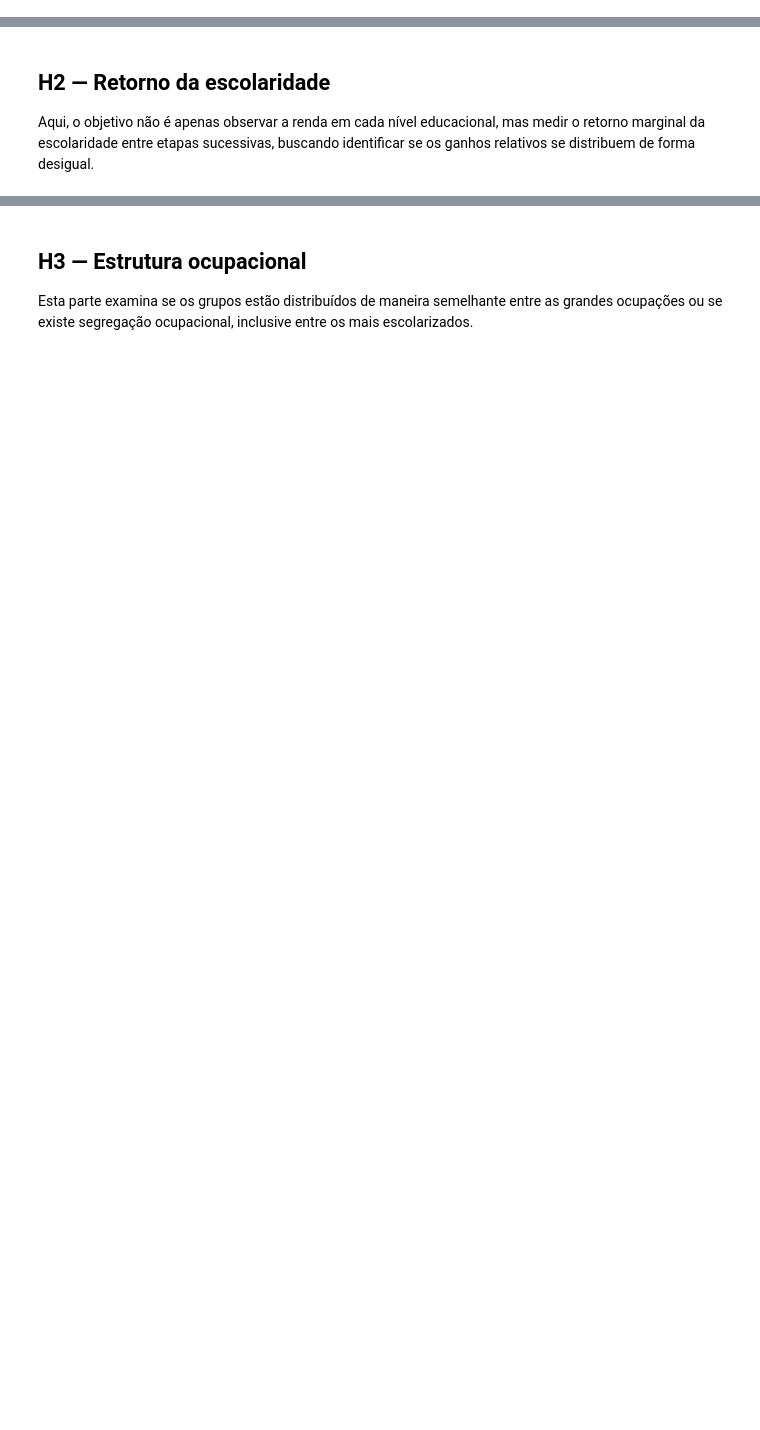
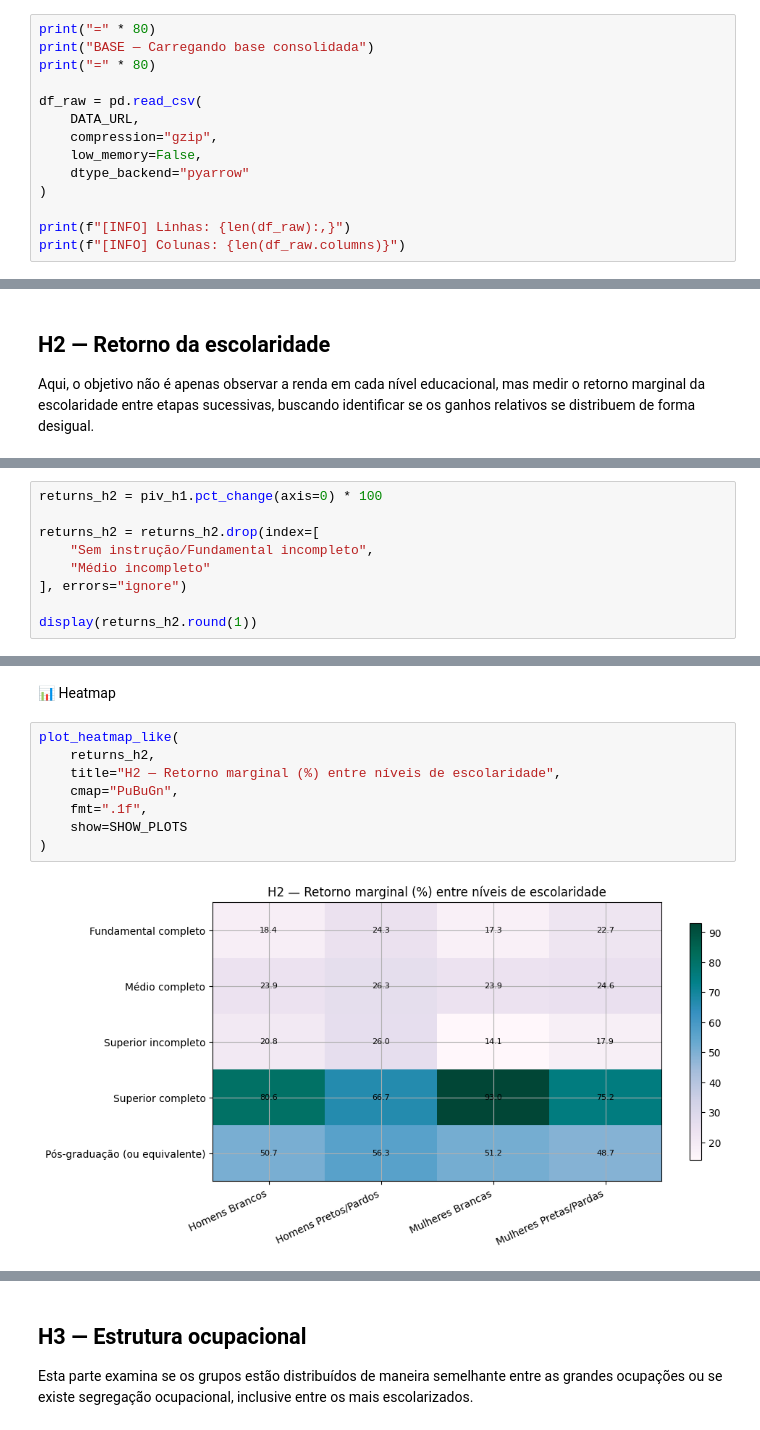
Before and after one commit to daninagem/tccpuc, a Jupyter notebook: notebook/notebook_jupyter.ipynb, the cells around one changed output, grey strips where cells are left out. Cells and saved outputs as stored; diff of their text form; blank space fills up the shorter version.

```diff
--- a/notebook/notebook_jupyter.ipynb
+++ b/notebook/notebook_jupyter.ipynb
@@ -78,2 +413,16 @@ O processo contempla padronização de schema, tratamento de aliases entre anos
 # %% [markdown]
 ## Carregamento da base consolidada
+# %%
+print("=" * 80)
+print("BASE — Carregando base consolidada")
+print("=" * 80)
+
+df_raw = pd.read_csv(
+    DATA_URL,
+    compression="gzip",
+    low_memory=False,
+    dtype_backend="pyarrow"
+)
+
+print(f"[INFO] Linhas: {len(df_raw):,}")
+print(f"[INFO] Colunas: {len(df_raw.columns)}")
@@ -91,0 +661,9 @@ Aqui, o objetivo não é apenas observar a renda em cada nível educacional, mas
+# %%
+returns_h2 = piv_h1.pct_change(axis=0) * 100
+
+returns_h2 = returns_h2.drop(index=[
+    "Sem instrução/Fundamental incompleto",
+    "Médio incompleto"
+], errors="ignore")
+
+display(returns_h2.round(1))
@@ -91,0 +678,12 @@ Aqui, o objetivo não é apenas observar a renda em cada nível educacional, mas
+# %% [markdown]
+📊 Heatmap
+# %%
+plot_heatmap_like(
+    returns_h2,
+    title="H2 — Retorno marginal (%) entre níveis de escolaridade",
+    cmap="PuBuGn",
+    fmt=".1f",
+    show=SHOW_PLOTS
+)
+# %% [output]
+[figure, added]
```
Also changed, not shown: parts of 126 cells of this notebook.
